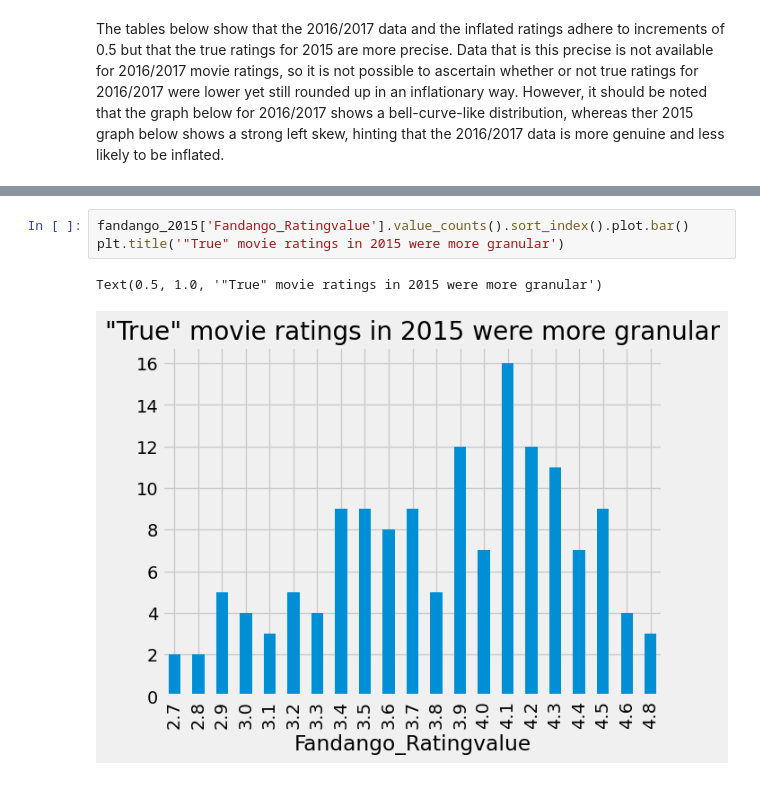
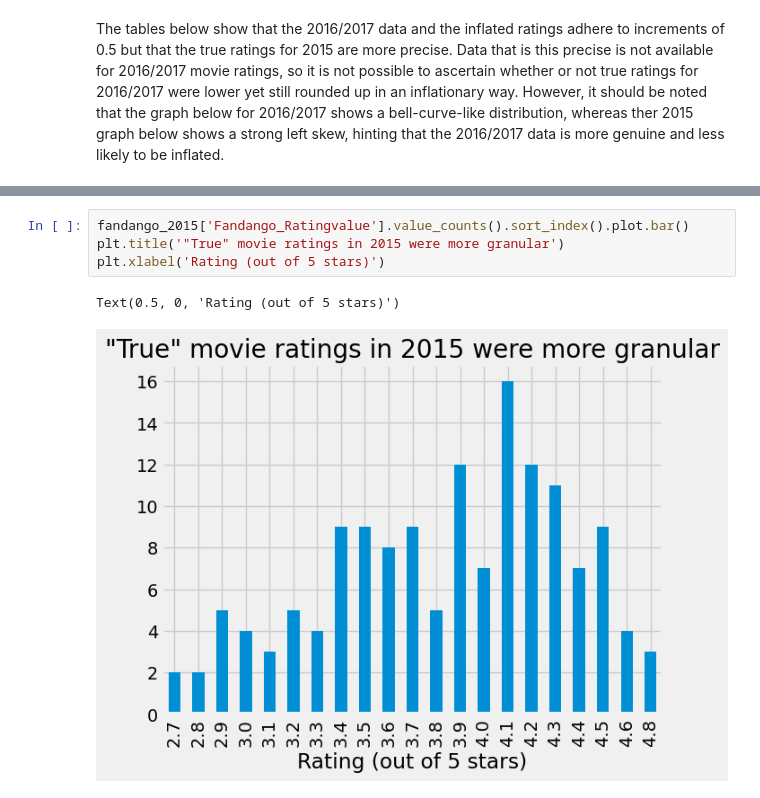
Before and after one commit to aero-man/fandango-movie-ratings, a Jupyter notebook: Fandango_Movie_Rating_Inflation.ipynb, the cells around one changed output, grey strips where cells are left out. Cells and saved outputs as stored; diff of their text form.

```diff
--- a/Fandango_Movie_Rating_Inflation.ipynb
+++ b/Fandango_Movie_Rating_Inflation.ipynb
@@ -102,8 +104,9 @@ Text(0.5, 1.0, '2015 Movie Ratings on Fandango (Inflated)')
 # %%
 fandango_2015['Fandango_Ratingvalue'].value_counts().sort_index().plot.bar()
 plt.title('"True" movie ratings in 2015 were more granular')
+plt.xlabel('Rating (out of 5 stars)')
 # %% [output]
-Text(0.5, 1.0, '"True" movie ratings in 2015 were more granular')
+Text(0.5, 0, 'Rating (out of 5 stars)')
-[figure, old version]
+[figure, new version]
 # %% [markdown]
 ## Final Thoughts
```
Also changed, not shown: parts of 3 cells of this notebook.
